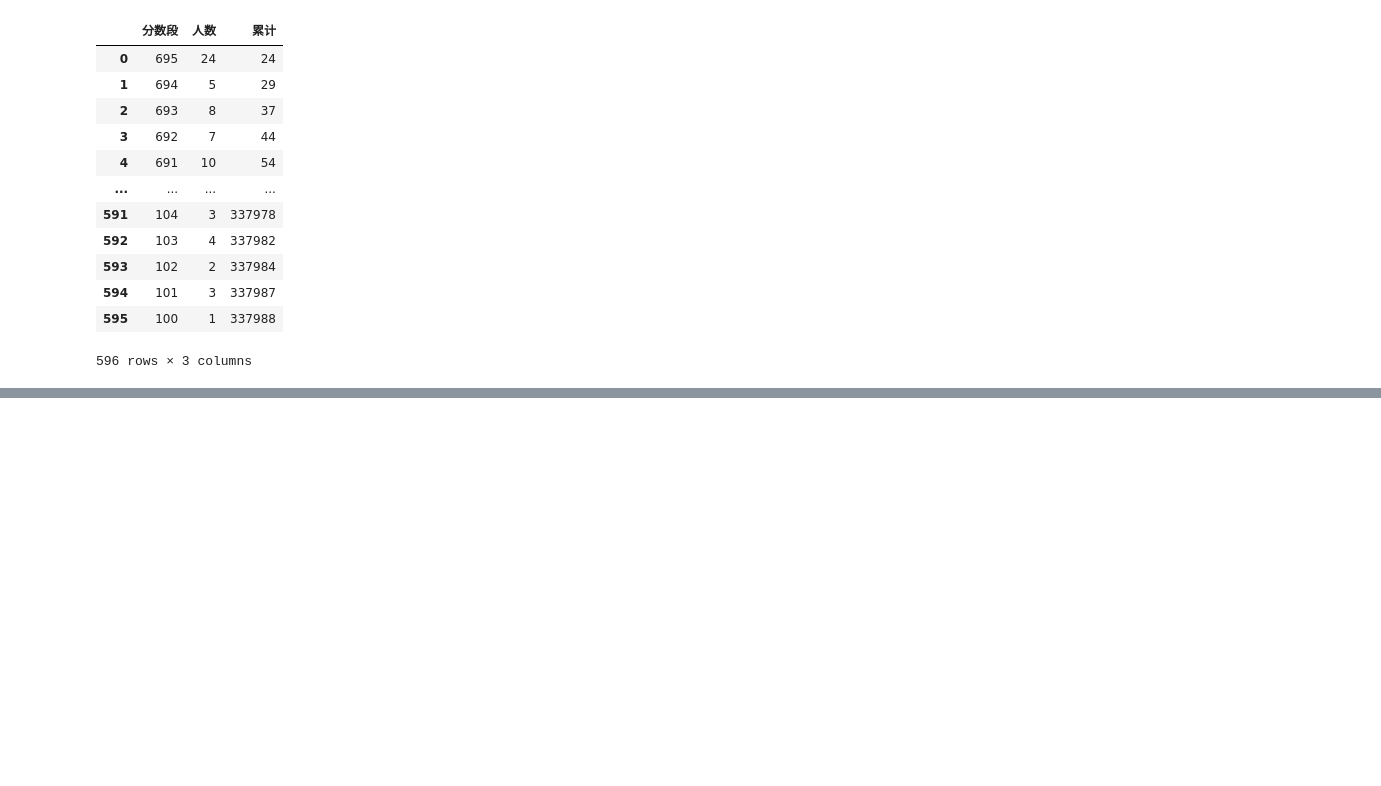
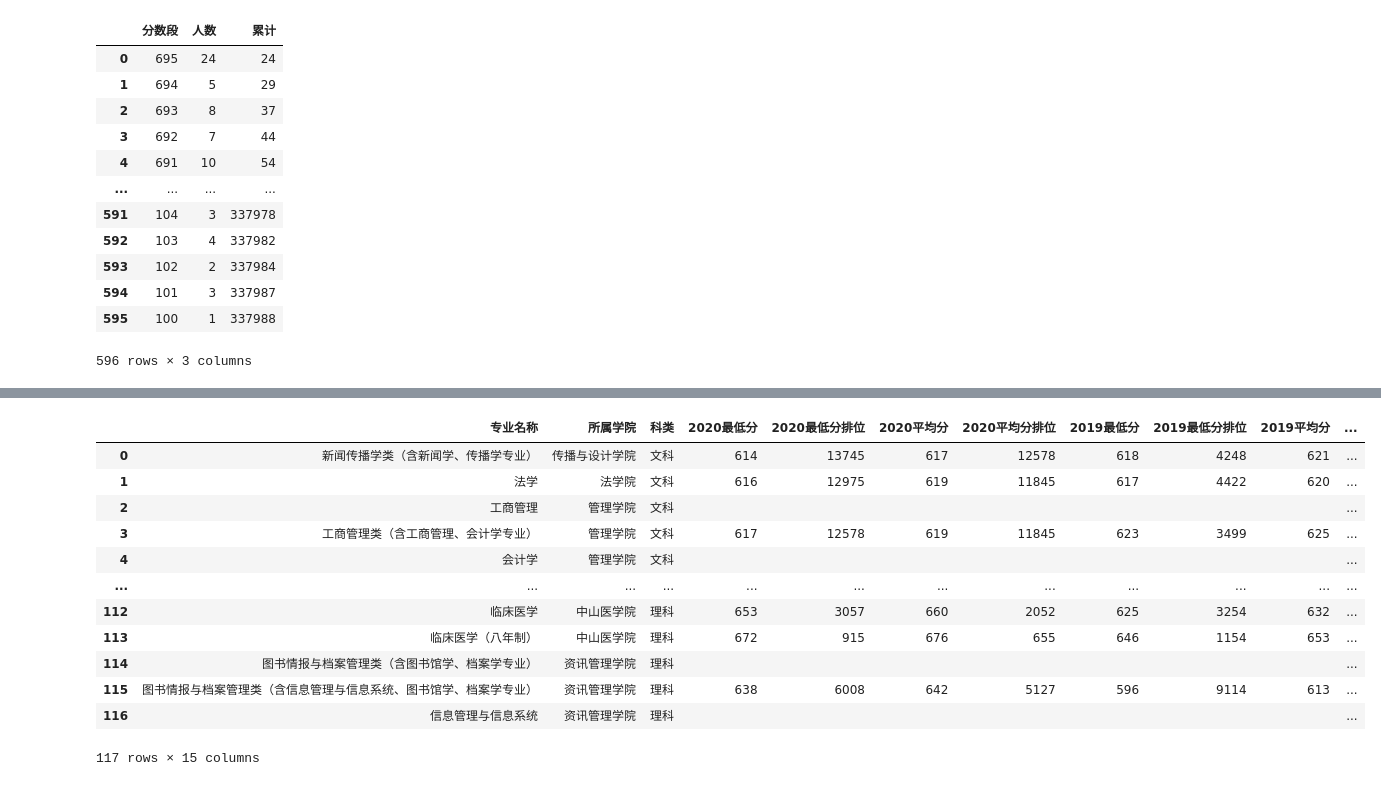
Before and after one commit to jiayu1011/CollegeApplicationGuidance, a Jupyter notebook: CollegeApplicationGuiding.ipynb, the cells around one changed output, grey strips where cells are left out. Cells and saved outputs as stored; diff of their text form; code cells hidden in the pictures; blank space fills up the shorter version.

```diff
--- a/CollegeApplicationGuiding.ipynb
+++ b/CollegeApplicationGuiding.ipynb
@@ -7,4 +10,6 @@ import os
 # %%
 scoreRank2021DataPath = './data/2021年广东省高考普通类（物理）一分一段数据.txt'
+admissionScheme2021DataPath = './data/中山大学2021年分专业招生计划（广东）.txt'
+admissionDataPath = './result/中山大学近三年本科批次录取数据（含排名）.xlsx'
 # %%
 scoreRank2021Data = {}
@@ -53,0 +129,17 @@ scoreOrRank = input('请输入您的分数或排名:(xxx分/xxx名)')
+# %%
+# 近三年录取情况数据
+df_admission
+# %% [output]
+|  | 专业名称 | 所属学院 | 科类 | 2020最低分 | 2020最低分排位 | 2020平均分 | 2020平均分排位 | 2019最低分 | 2019最低分排位 | 2019平均分 | ... |
+| 0 | 新闻传播学类（含新闻学、传播学专业） | 传播与设计学院 | 文科 | 614 | 13745 | 617 | 12578 | 618 | 4248 | 621 | ... |
+| 1 | 法学 | 法学院 | 文科 | 616 | 12975 | 619 | 11845 | 617 | 4422 | 620 | ... |
+| 2 | 工商管理 | 管理学院 | 文科 |  |  |  |  |  |  |  | ... |
+| 3 | 工商管理类（含工商管理、会计学专业） | 管理学院 | 文科 | 617 | 12578 | 619 | 11845 | 623 | 3499 | 625 | ... |
+| 4 | 会计学 | 管理学院 | 文科 |  |  |  |  |  |  |  | ... |
+| ... | ... | ... | ... | ... | ... | ... | ... | ... | ... | ... | ... |
+| 112 | 临床医学 | 中山医学院 | 理科 | 653 | 3057 | 660 | 2052 | 625 | 3254 | 632 | ... |
+| 113 | 临床医学（八年制） | 中山医学院 | 理科 | 672 | 915 | 676 | 655 | 646 | 1154 | 653 | ... |
+| 114 | 图书情报与档案管理类（含图书馆学、档案学专业） | 资讯管理学院 | 理科 |  |  |  |  |  |  |  | ... |
+| 115 | 图书情报与档案管理类（含信息管理与信息系统、图书馆学、档案学专业） | 资讯管理学院 | 理科 | 638 | 6008 | 642 | 5127 | 596 | 9114 | 613 | ... |
+| 116 | 信息管理与信息系统 | 资讯管理学院 | 理科 |  |  |  |  |  |  |  | ... |
+117 rows × 15 columns
```
Also changed, not shown: parts of 33 cells of this notebook, 10 other files.
